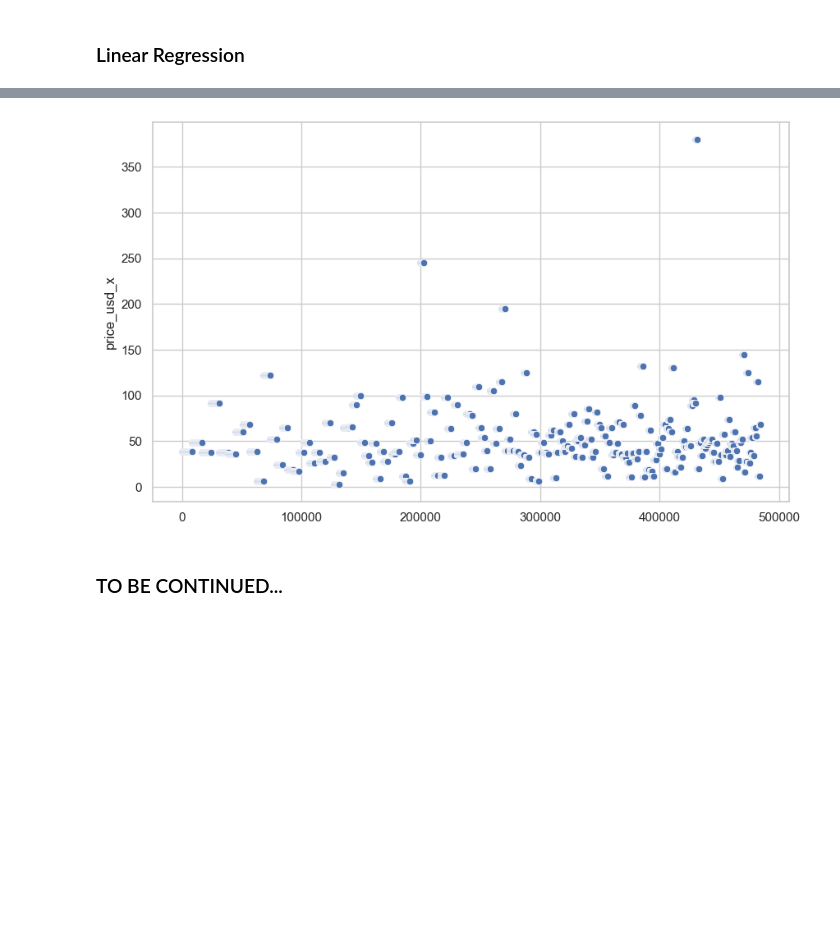
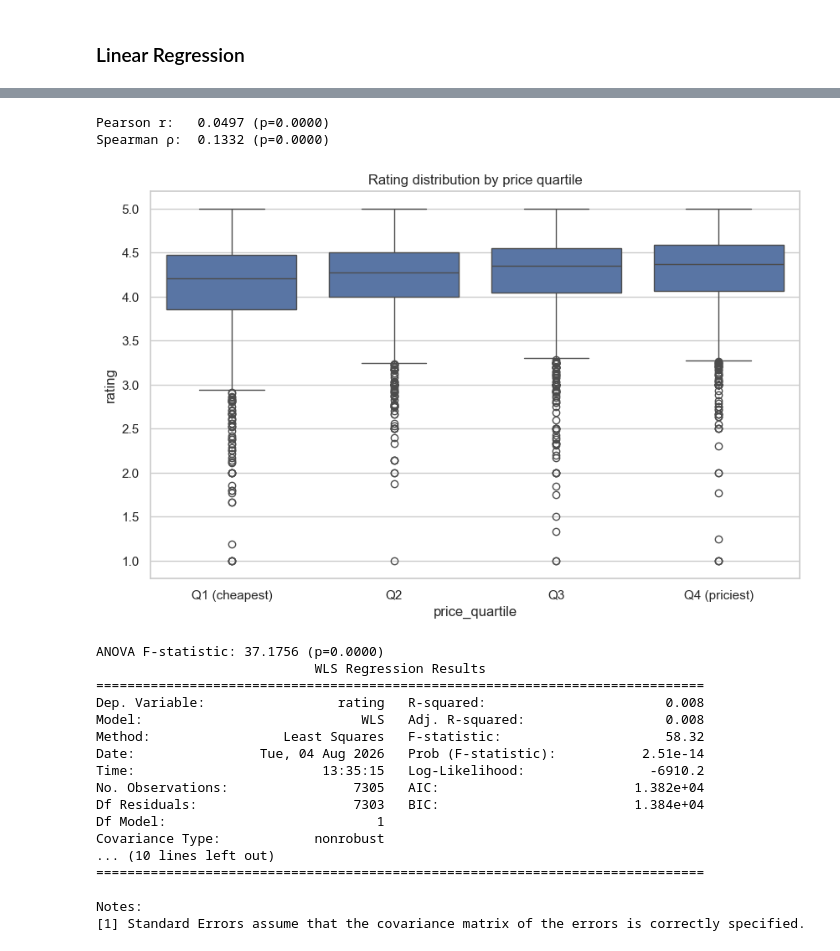
Before and after one commit to imgabrielas/Sephora, a Jupyter notebook: 06_price_vs_rating.ipynb, the cells around one changed output, grey strips where cells are left out. Drawn from its saved outputs; the diff is of its cells as text; code cells hidden in the pictures; blank space fills up the shorter version.

Commit message:
continue

```diff
--- a/06_price_vs_rating.ipynb
+++ b/06_price_vs_rating.ipynb
@@ -116,2 +74,0 @@ array(['2', '5', '1', '3', '4'], dtype=object)
-# %%
-df['rating_x'] = df['rating_x'].str.replace(',', '').astype(int)
@@ -143,3 +119,10 @@ y_pred = lr.predict(X_test)
 # %%
-r2 = r2_score(y_test, y_pred)
-print(f"R-squared: {r2:.4f}")
+r2_scores = cv_results['test_r2']
+print(f"R^2 per fold: {np.round(r2_scores, 4)}")
+print(f"R^2 (5-fold CV): {r2_scores.mean():.4f} ± {r2_scores.std():.4f}")
+
+# Refit on all data (CV doesn't produce one set of coefficients) just to report them
+lr = LinearRegression()
+lr.fit(X, y, sample_weight=weights)
+print(f"\nIntercept (full-data fit): {lr.intercept_:.4f}")
+print(f"Coefficient (price_usd): {lr.coef_[0]:.4f}")
@@ -147,0 +129,4 @@ R-squared: 0.0000
+# %%
+X_sm = sm.add_constant(X)
+ols = sm.OLS(y, X_sm).fit()
+print(ols.summary())
@@ -160,7 +160,47 @@ Root mean squared error: 1.1397
-# %%
-sns.scatterplot(df['price_usd_x'])
-plt.show()
-# %% [output]
-[figure, removed]
-# %% [markdown]
-### TO BE CONTINUED...
+# %%
+from scipy.stats import pearsonr, spearmanr, f_oneway
+import statsmodels.api as sm
+
+# 1. Correlation checks
+pearson_corr, pearson_p = pearsonr(df['price_usd'], df['rating'])
+spearman_corr, spearman_p = spearmanr(df['price_usd'], df['rating'])
+
+print(f"Pearson r:   {pearson_corr:.4f} (p={pearson_p:.4f})")
+print(f"Spearman ρ:  {spearman_corr:.4f} (p={spearman_p:.4f})")
+
+# 2. Price-quartile buckets: boxplot + ANOVA
+df['price_quartile'] = pd.qcut(df['price_usd'], q=4, labels=['Q1 (cheapest)', 'Q2', 'Q3', 'Q4 (priciest)'])
+
+sns.boxplot(x='price_quartile', y='rating', data=df)
+plt.title('Rating distribution by price quartile')
+plt.show()
+
+groups = [g['rating'].values for _, g in df.groupby('price_quartile')]
+f_stat, anova_p = f_oneway(*groups)
+print(f"ANOVA F-statistic: {f_stat:.4f} (p={anova_p:.4f})")
+
+# 3. statsmodels OLS for p-values / CIs (weighted by review count)
+X_sm = sm.add_constant(df['price_usd'])
+wls_model = sm.WLS(df['rating'], X_sm, weights=df['reviews']).fit()
+print(wls_model.summary())
+# %% [output]
+Pearson r:   0.0497 (p=0.0000)
+Spearman ρ:  0.1332 (p=0.0000)
+[figure, added]
+ANOVA F-statistic: 37.1756 (p=0.0000)
+                            WLS Regression Results
+==============================================================================
+Dep. Variable:                 rating   R-squared:                       0.008
+Model:                            WLS   Adj. R-squared:                  0.008
+Method:                 Least Squares   F-statistic:                     58.32
+Date:                Tue, 04 Aug 2026   Prob (F-statistic):           2.51e-14
+Time:                        13:35:15   Log-Likelihood:                -6910.2
+No. Observations:                7305   AIC:                         1.382e+04
+Df Residuals:                    7303   BIC:                         1.384e+04
+Df Model:                           1
+Covariance Type:            nonrobust
+... (10 lines left out)
+==============================================================================
+
+Notes:
+[1] Standard Errors assume that the covariance matrix of the errors is correctly specified.
```
Also changed, not shown: parts of 16 cells of this notebook.
